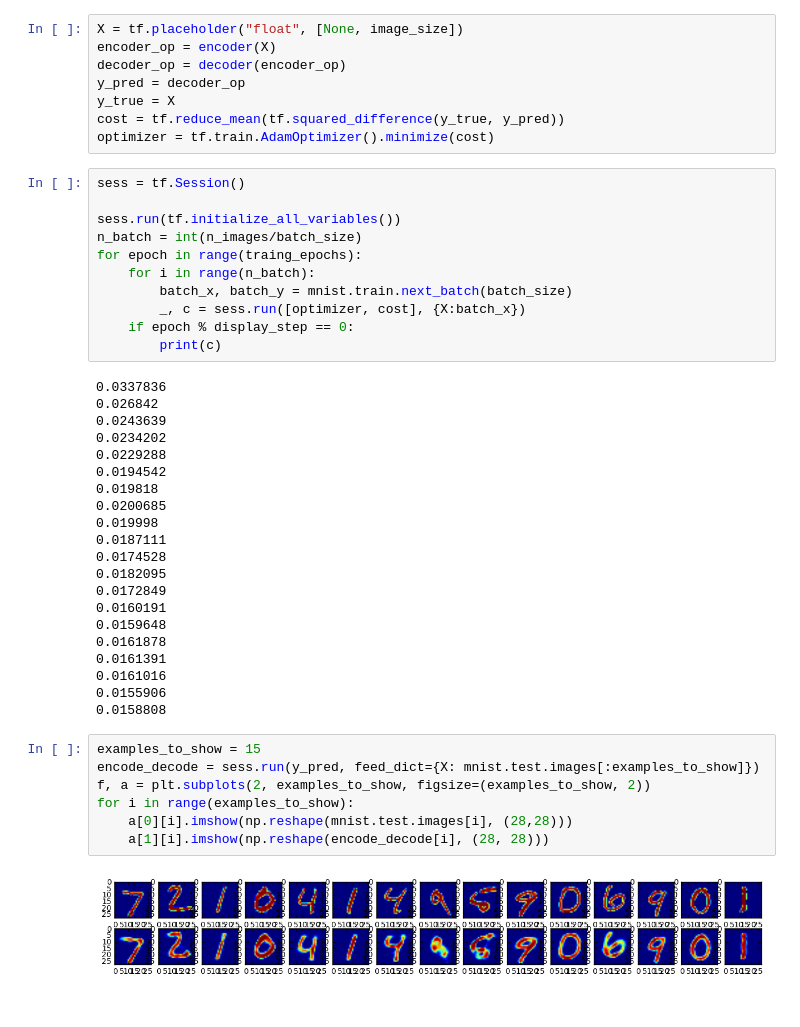
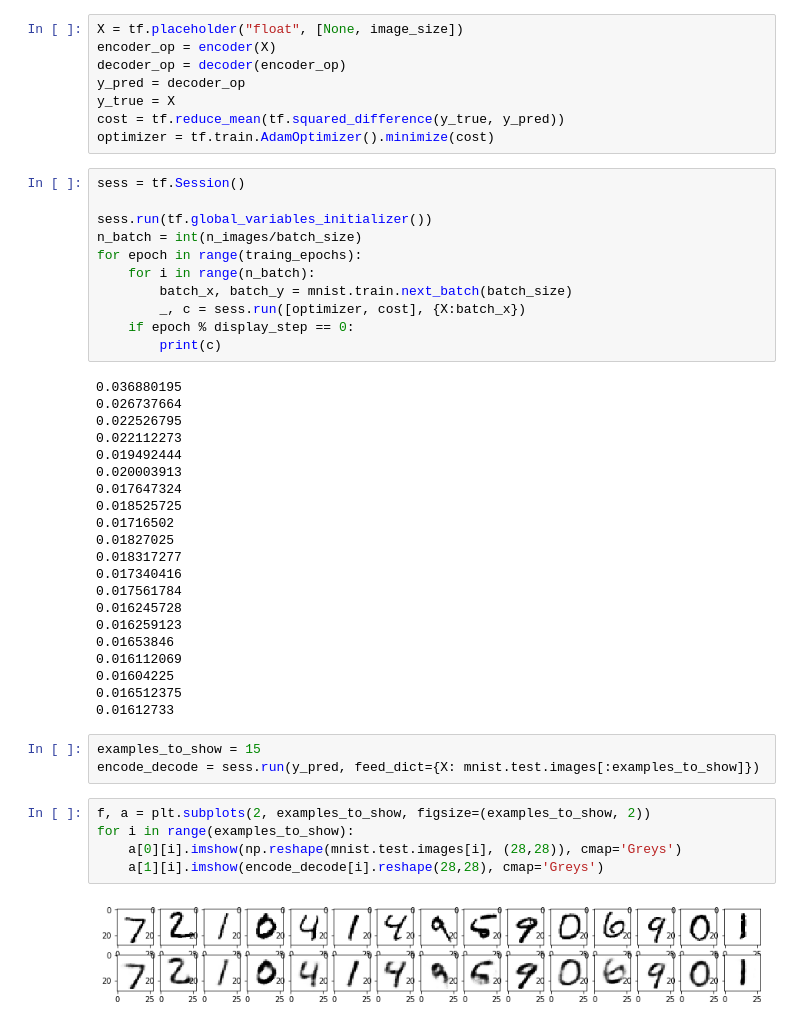
Before and after one commit to geugon/shared_pieces, a Jupyter notebook: MNIST play.ipynb, the cells around one changed output. Drawn from its saved outputs; the diff is of its cells as text.

```diff
--- a/MNIST play.ipynb
+++ b/MNIST play.ipynb
@@ -74,7 +91,7 @@ optimizer = tf.train.AdamOptimizer().minimize(cost)
 # %%
 sess = tf.Session()
 
-sess.run(tf.initialize_all_variables())
+sess.run(tf.global_variables_initializer())
 n_batch = int(n_images/batch_size)
 for epoch in range(traing_epochs):
     for i in range(n_batch):
@@ -83,32 +100,33 @@ for epoch in range(traing_epochs):
     if epoch % display_step == 0:
         print(c)
 # %% [output]
-0.0337836
-0.026842
-0.0243639
-0.0234202
-0.0229288
-0.0194542
-0.019818
-0.0200685
-0.019998
-0.0187111
-0.0174528
-0.0182095
-0.0172849
-0.0160191
-0.0159648
-0.0161878
-0.0161391
-0.0161016
-0.0155906
-0.0158808
+0.036880195
+0.026737664
+0.022526795
+0.022112273
+0.019492444
+0.020003913
+0.017647324
+0.018525725
+0.01716502
+0.01827025
+0.018317277
+0.017340416
+0.017561784
+0.016245728
+0.016259123
+0.01653846
+0.016112069
+0.01604225
+0.016512375
+0.01612733
+# %%
+examples_to_show = 15
+encode_decode = sess.run(y_pred, feed_dict={X: mnist.test.images[:examples_to_show]})
 # %%
-examples_to_show = 15
-encode_decode = sess.run(y_pred, feed_dict={X: mnist.test.images[:examples_to_show]})
 f, a = plt.subplots(2, examples_to_show, figsize=(examples_to_show, 2))
 for i in range(examples_to_show):
-    a[0][i].imshow(np.reshape(mnist.test.images[i], (28,28)))
-    a[1][i].imshow(np.reshape(encode_decode[i], (28, 28)))
+    a[0][i].imshow(np.reshape(mnist.test.images[i], (28,28)), cmap='Greys')
+    a[1][i].imshow(encode_decode[i].reshape(28,28), cmap='Greys')
 # %% [output]
-[figure, old version]
+[figure, new version]
```
Also changed, not shown: parts of 3 cells of this notebook, 5 other files.
